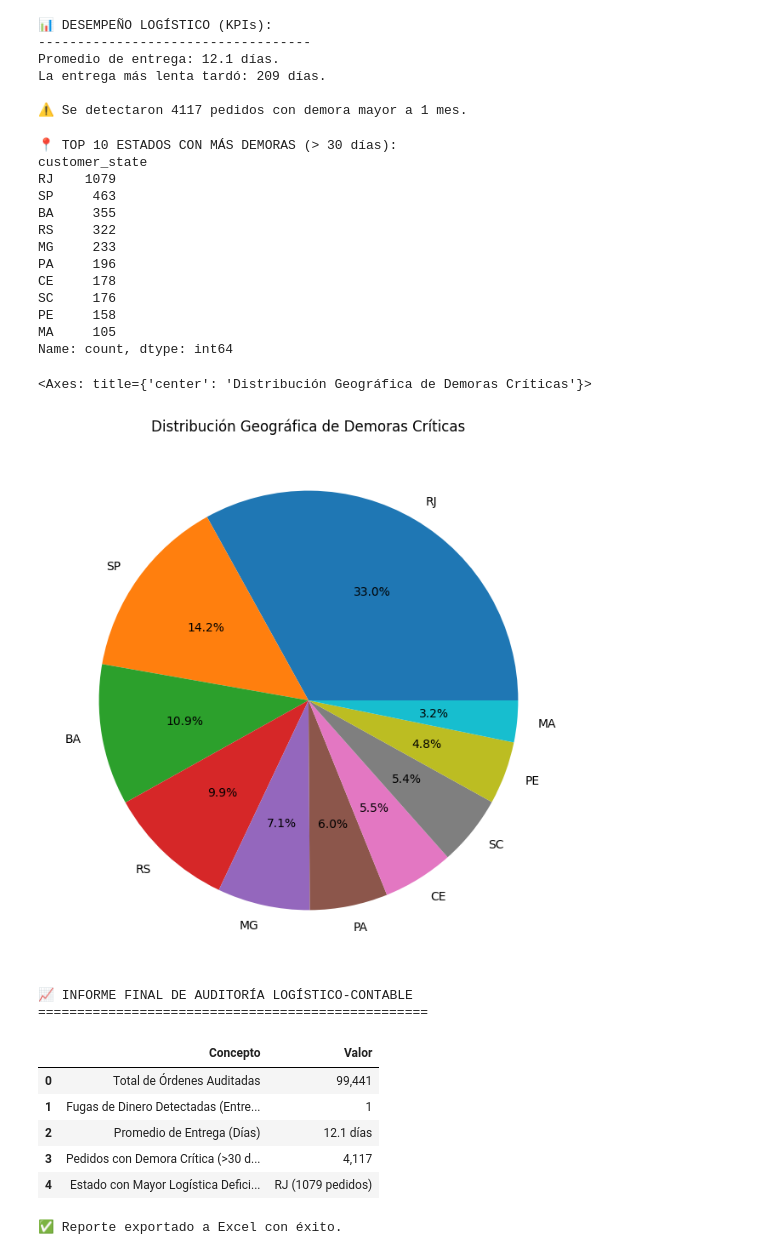
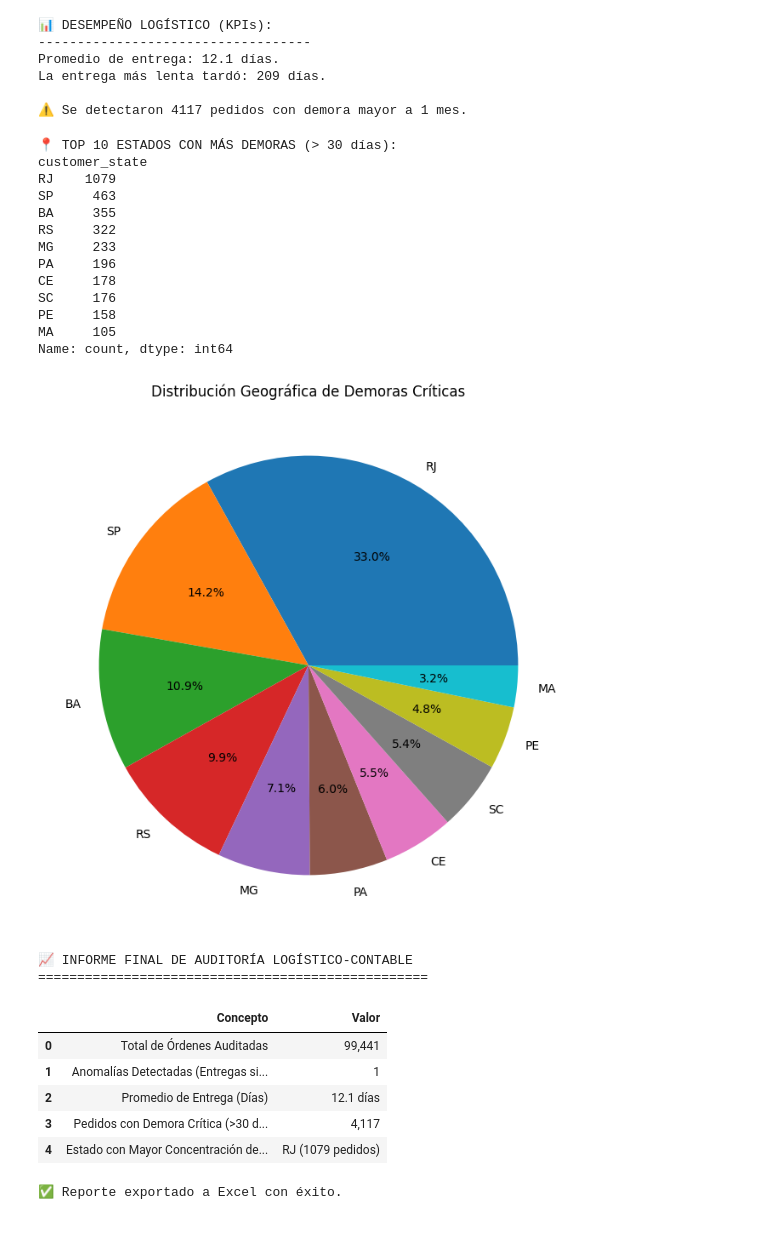
Before and after one commit to Jmonse/Auditoria-Olist-Ecommerce, a Jupyter notebook: auditoria_contable_olist.ipynb, the cells around one changed output. Saved outputs shown, nothing was run; the diff lists cells and outputs as text; code cells hidden in the pictures.

```diff
--- a/auditoria_contable_olist.ipynb
+++ b/auditoria_contable_olist.ipynb
@@ -136,22 +131,22 @@ La entrega más lenta tardó: 209 días.
 
 ⚠️ Se detectaron 4117 pedidos con demora mayor a 1 mes.
 # %%
-# 1. Cargamos la tabla de clientes para saber de dónde son (Contiene el 'customer_state')
+# 1. Carga de tabla de clientes para obtener datos geográficos
 df_customers = pd.read_csv('olist_customers_dataset.csv')
 
-# 2. Unimos nuestras "demoras críticas" con los datos del cliente
-# Queremos saber de qué estado es cada uno de esos 4.117 pedidos
+# 2. Cruce entre demoras críticas y datos del cliente
 analisis_demoras = pd.merge(demoras_criticas, df_customers, on='customer_id', how='left')
 
-# 3. Contamos cuántas demoras hay por Estado
-# El 'value_counts()' es la forma más rápida de contar repeticiones en una columna
+# 3. Concentración de demoras por estado
 top_demoras_estados = analisis_demoras['customer_state'].value_counts().head(10)
 
 print("📍 TOP 10 ESTADOS CON MÁS DEMORAS (> 30 días):")
 print(top_demoras_estados)
 
-# 4. Lo vemos visualmente para presentarlo en una "reunión de directorio"
-top_demoras_estados.plot(kind='pie', autopct='%1.1f%%', figsize=(8,8), title='Distribución Geográfica de Demoras Críticas')
+# 4. Distribución geográfica de demoras críticas
+ax = top_demoras_estados.plot(kind='pie', autopct='%1.1f%%', figsize=(8,8), title='Distribución Geográfica de Demoras Críticas')
+plt.savefig('grafico_demoras_geograficas.png', dpi=150, bbox_inches='tight')
+plt.show()
 # %% [output]
 📍 TOP 10 ESTADOS CON MÁS DEMORAS (> 30 días):
 customer_state
@@ -166,46 +161,43 @@ SC     176
 PE     158
 MA     105
 Name: count, dtype: int64
-<Axes: title={'center': 'Distribución Geográfica de Demoras Críticas'}>
 [figure]
 # %%
-# 1. Consolidación de hallazgos en un Diccionario
-# Un diccionario en Python es como una ficha técnica: Nombre -> Valor
+# 1. Consolidación de hallazgos
 resumen_datos = {
     "Concepto": [
         "Total de Órdenes Auditadas",
-        "Fugas de Dinero Detectadas (Entregas sin Pago)",
+        "Anomalías Detectadas (Entregas sin Registro de Pago)",
         "Promedio de Entrega (Días)",
         "Pedidos con Demora Crítica (>30 días)",
-        "Estado con Mayor Logística Deficiente"
+        "Estado con Mayor Concentración de Demoras"
     ],
     "Valor": [
         f"{len(df_orders):,}",
         f"{total_missing}",
         f"{promedio_entrega:.1f} días",
         f"{len(demoras_criticas):,}",
         f"{top_demoras_estados.index[0]} ({top_demoras_estados.iloc[0]} pedidos)"
     ]
 }
 
-# 2. Creamos un DataFrame para que se vea como una tabla de reporte profesional
+# 2. DataFrame de reporte final
 df_reporte_final = pd.DataFrame(resumen_datos)
 
 print("📈 INFORME FINAL DE AUDITORÍA LOGÍSTICO-CONTABLE")
 print("==================================================")
 display(df_reporte_final)
 
-# 3. Guardar el reporte en Excel (Para mandárselo al 'jefe')
-# Esto crea un archivo real en tu carpeta
+# 3. Exportar reporte de auditoría a Excel
 df_reporte_final.to_excel('reporte_auditoria_olist.xlsx', index=False)
 print("\n✅ Reporte exportado a Excel con éxito.")
 # %% [output]
 📈 INFORME FINAL DE AUDITORÍA LOGÍSTICO-CONTABLE
 ==================================================
 |  | Concepto | Valor |
 | 0 | Total de Órdenes Auditadas | 99,441 |
-| 1 | Fugas de Dinero Detectadas (Entre... | 1 |
+| 1 | Anomalías Detectadas (Entregas si... | 1 |
 | 2 | Promedio de Entrega (Días) | 12.1 días |
 | 3 | Pedidos con Demora Crítica (>30 d... | 4,117 |
-| 4 | Estado con Mayor Logística Defici... | RJ (1079 pedidos) |
+| 4 | Estado con Mayor Concentración de... | RJ (1079 pedidos) |
 ✅ Reporte exportado a Excel con éxito.
```
Also changed, not shown: parts of 6 cells of this notebook, 5 other files.
